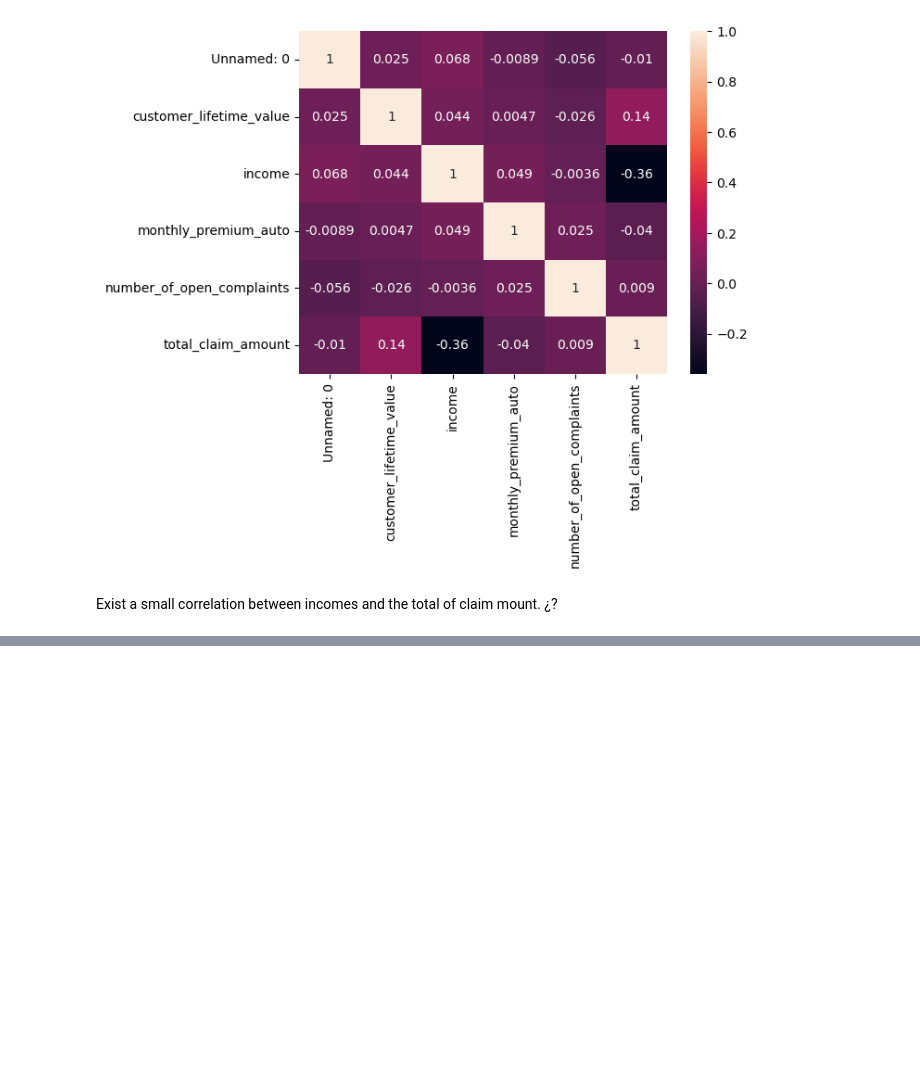
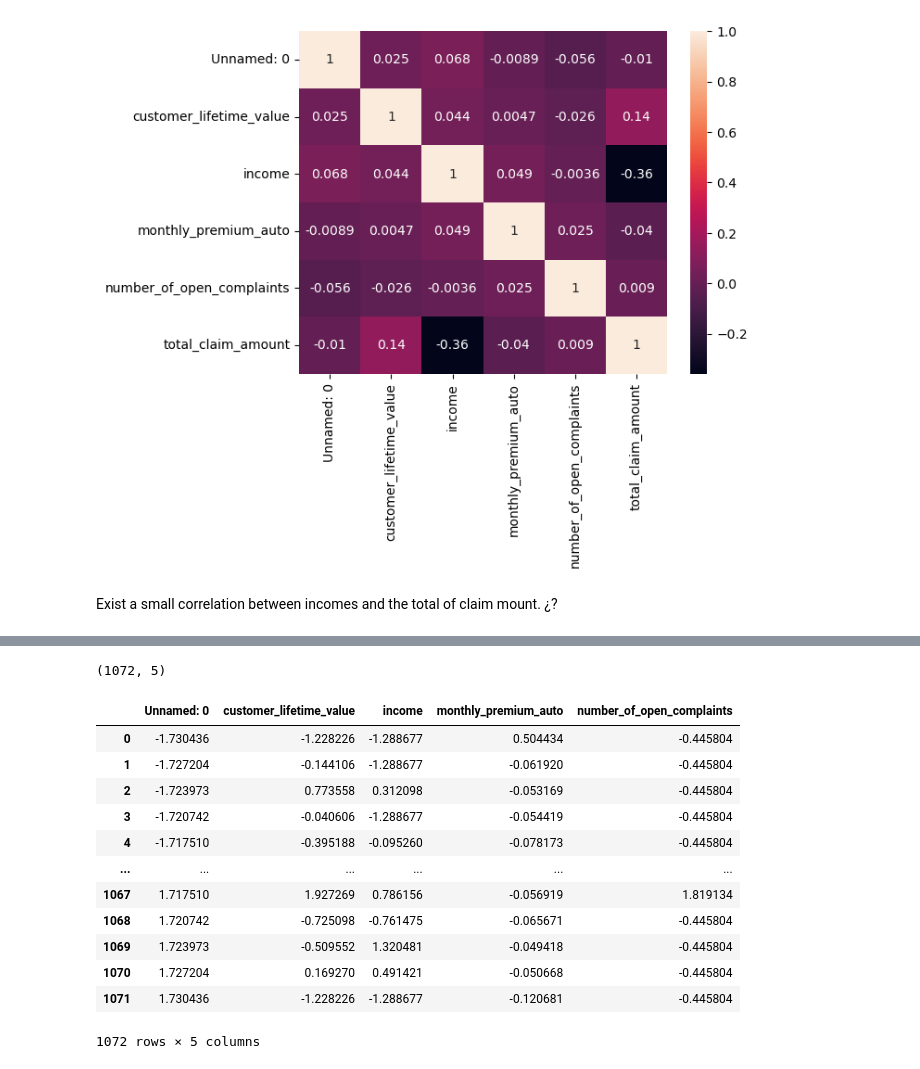
Before and after one commit to katchuli/lab-dw-data-cleaning-and-formatting, a Jupyter notebook: lab-dw-data-cleaning-and-formatting.ipynb, the cells around one changed output, grey strips where cells are left out. Drawn from its saved outputs; the diff is of its cells as text; code cells hidden in the pictures; blank space fills up the shorter version.

```diff
--- a/lab-dw-data-cleaning-and-formatting.ipynb
+++ b/lab-dw-data-cleaning-and-formatting.ipynb
@@ -631,0 +700,21 @@ Exist a small correlation between incomes and the total of claim mount. ¿?
+# %%
+# scaling standard scaler: make data distributed with mean=0 and std=1
+transformer = StandardScaler().fit(X_num)
+x_standardized = transformer.transform(X_num)
+print(x_standardized.shape)
+pd.DataFrame(x_standardized, columns=X_num.columns)
+# %% [output]
+(1072, 5)
+|  | Unnamed: 0 | customer_lifetime_value | income | monthly_premium_auto | number_of_open_complaints |
+| 0 | -1.730436 | -1.228226 | -1.288677 | 0.504434 | -0.445804 |
+| 1 | -1.727204 | -0.144106 | -1.288677 | -0.061920 | -0.445804 |
+| 2 | -1.723973 | 0.773558 | 0.312098 | -0.053169 | -0.445804 |
+| 3 | -1.720742 | -0.040606 | -1.288677 | -0.054419 | -0.445804 |
+| 4 | -1.717510 | -0.395188 | -0.095260 | -0.078173 | -0.445804 |
+| ... | ... | ... | ... | ... | ... |
+| 1067 | 1.717510 | 1.927269 | 0.786156 | -0.056919 | 1.819134 |
+| 1068 | 1.720742 | -0.725098 | -0.761475 | -0.065671 | -0.445804 |
+| 1069 | 1.723973 | -0.509552 | 1.320481 | -0.049418 | -0.445804 |
+| 1070 | 1.727204 | 0.169270 | 0.491421 | -0.050668 | -0.445804 |
+| 1071 | 1.730436 | -1.228226 | -1.288677 | -0.120681 | -0.445804 |
+1072 rows × 5 columns
```
Also changed, not shown: parts of 5 cells of this notebook.
